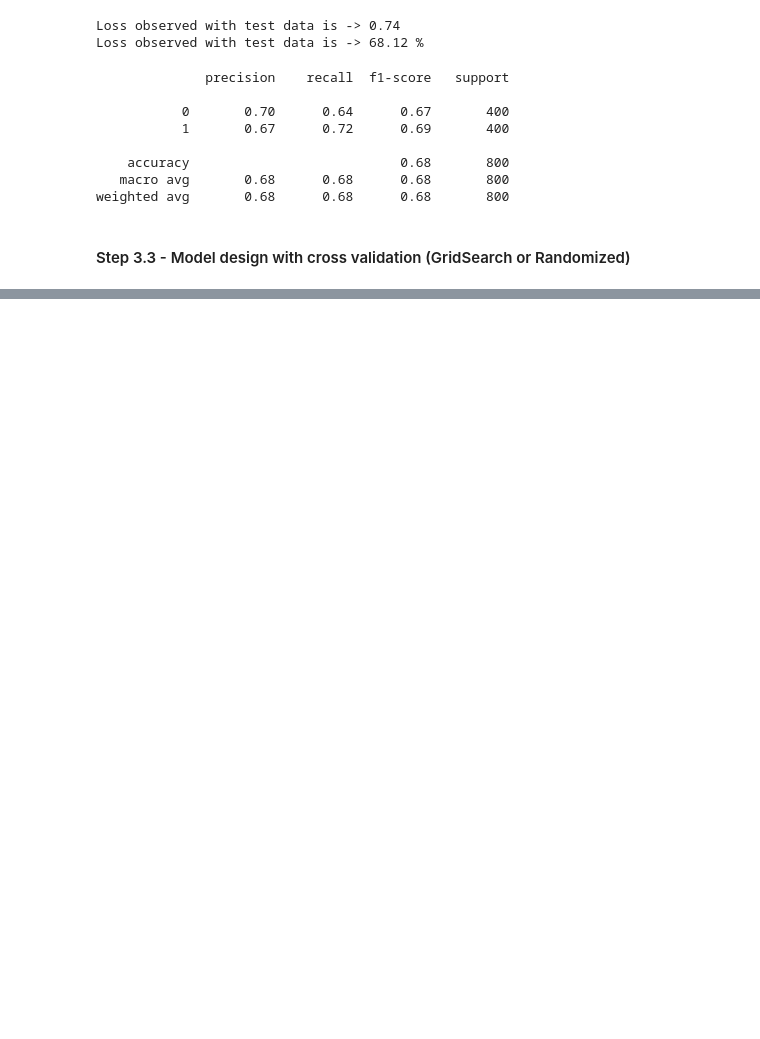
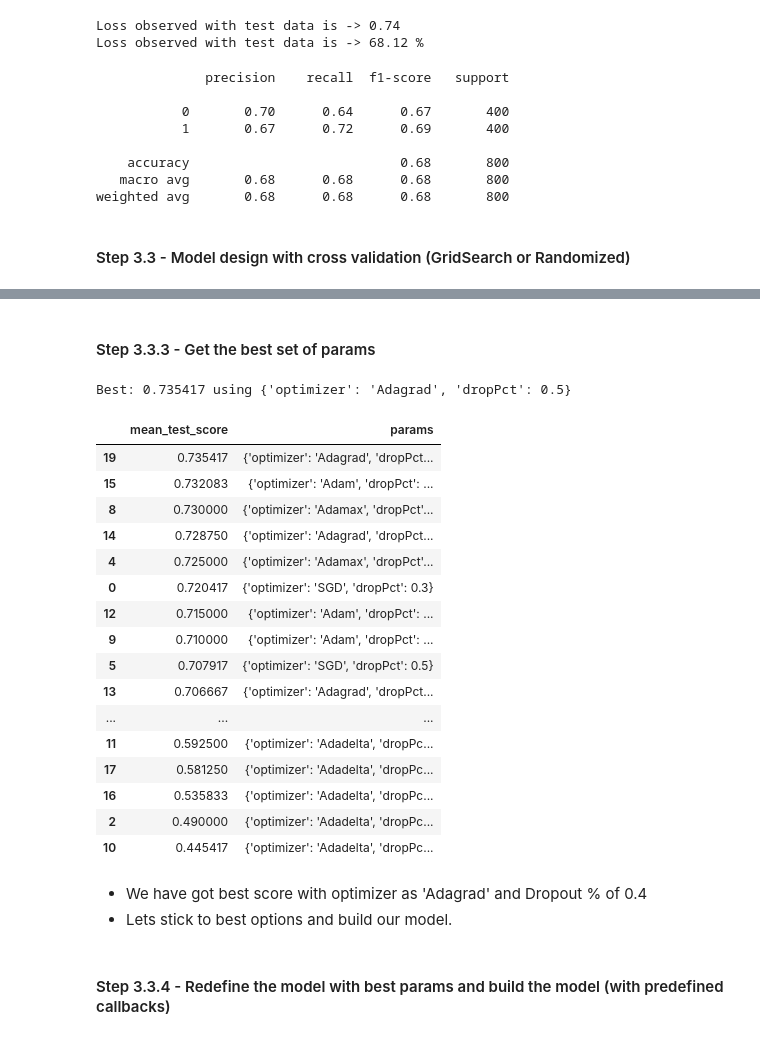
Before and after one commit to singhalgagan1/GreatLearningCapstoneProject, a Jupyter notebook: Practice/Karthik/Capstone_PneumoniaDetection_KarthikSanthanam.ipynb, the cells around one changed output, grey strips where cells are left out. Drawn from its saved outputs; the diff is of its cells as text; code cells hidden in the pictures; blank space fills up the shorter version.

```diff
--- a/Practice/Karthik/Capstone_PneumoniaDetection_KarthikSanthanam.ipynb
+++ b/Practice/Karthik/Capstone_PneumoniaDetection_KarthikSanthanam.ipynb
@@ -832,0 +868,32 @@ Let us do following steps,
+# %%
+from keras.wrappers.scikit_learn import KerasClassifier
+from sklearn.model_selection import GridSearchCV, RandomizedSearchCV
+from tensorflow.keras.optimizers import SGD, Adam, RMSprop, Adagrad, Nadam, Adamax, Adadelta
+
+# To get predictable results all the times
+np.random.seed(1)
+random.seed(1)
+tensorflow.random.set_seed(1)
+
+# create model
+model = KerasClassifier(build_fn=create_model, epochs=5, batch_size=32, verbose=1)
+
+# define the grid search parameters
+optimizer = ['SGD', 'RMSprop', 'Adagrad', 'Adadelta', 'Adam', 'Adamax', 'Nadam']
+dropPct = [0.1, 0.2, 0.3, 0.4, 0.5]
+param_grid = dict(optimizer=optimizer, dropPct=dropPct)
+
+randSearch = RandomizedSearchCV(estimator=model,
+                                param_distributions=param_grid,
+                                cv=3,
+                                n_iter=20,
+                                verbose=True,
+                                random_state=1)
+
+randSearch_result = randSearch.fit(X_train, y_train,
+                                   validation_data = (X_val, y_val),
+                                   epochs=5,
+                                   batch_size=32,
+                                   callbacks=callbacks,
+                                   shuffle=False,
+                                   verbose=1)
@@ -832,0 +918,33 @@ Let us do following steps,
+# %% [markdown]
+#### Step 3.3.3 - Get the best set of params
+# %%
+print("Best: %f using %s" % (randSearch_result.best_score_, randSearch_result.best_params_))
+# %% [output]
+Best: 0.735417 using {'optimizer': 'Adagrad', 'dropPct': 0.5}
+# %%
+randSearch_result_df = pd.DataFrame.from_dict(randSearch_result.cv_results_)
+randSearch_result_df['params']
+randSearch_result_df.sort_values(by='mean_test_score',ascending=False)[['mean_test_score','params']]
+# %% [output]
+|  | mean_test_score | params |
+| 19 | 0.735417 | {'optimizer': 'Adagrad', 'dropPct... |
+| 15 | 0.732083 | {'optimizer': 'Adam', 'dropPct': ... |
+| 8 | 0.730000 | {'optimizer': 'Adamax', 'dropPct'... |
+| 14 | 0.728750 | {'optimizer': 'Adagrad', 'dropPct... |
+| 4 | 0.725000 | {'optimizer': 'Adamax', 'dropPct'... |
+| 0 | 0.720417 | {'optimizer': 'SGD', 'dropPct': 0.3} |
+| 12 | 0.715000 | {'optimizer': 'Adam', 'dropPct': ... |
+| 9 | 0.710000 | {'optimizer': 'Adam', 'dropPct': ... |
+| 5 | 0.707917 | {'optimizer': 'SGD', 'dropPct': 0.5} |
+| 13 | 0.706667 | {'optimizer': 'Adagrad', 'dropPct... |
+| ... | ... | ... |
+| 11 | 0.592500 | {'optimizer': 'Adadelta', 'dropPc... |
+| 17 | 0.581250 | {'optimizer': 'Adadelta', 'dropPc... |
+| 16 | 0.535833 | {'optimizer': 'Adadelta', 'dropPc... |
+| 2 | 0.490000 | {'optimizer': 'Adadelta', 'dropPc... |
+| 10 | 0.445417 | {'optimizer': 'Adadelta', 'dropPc... |
+# %% [markdown]
+- We have got best score with optimizer as 'Adagrad' and Dropout % of 0.4
+- Lets stick to best options and build our model.
+# %% [markdown]
+#### Step 3.3.4 - Redefine the model with best params and build the model (with predefined callbacks)
```
Also changed, not shown: parts of 14 cells of this notebook.
